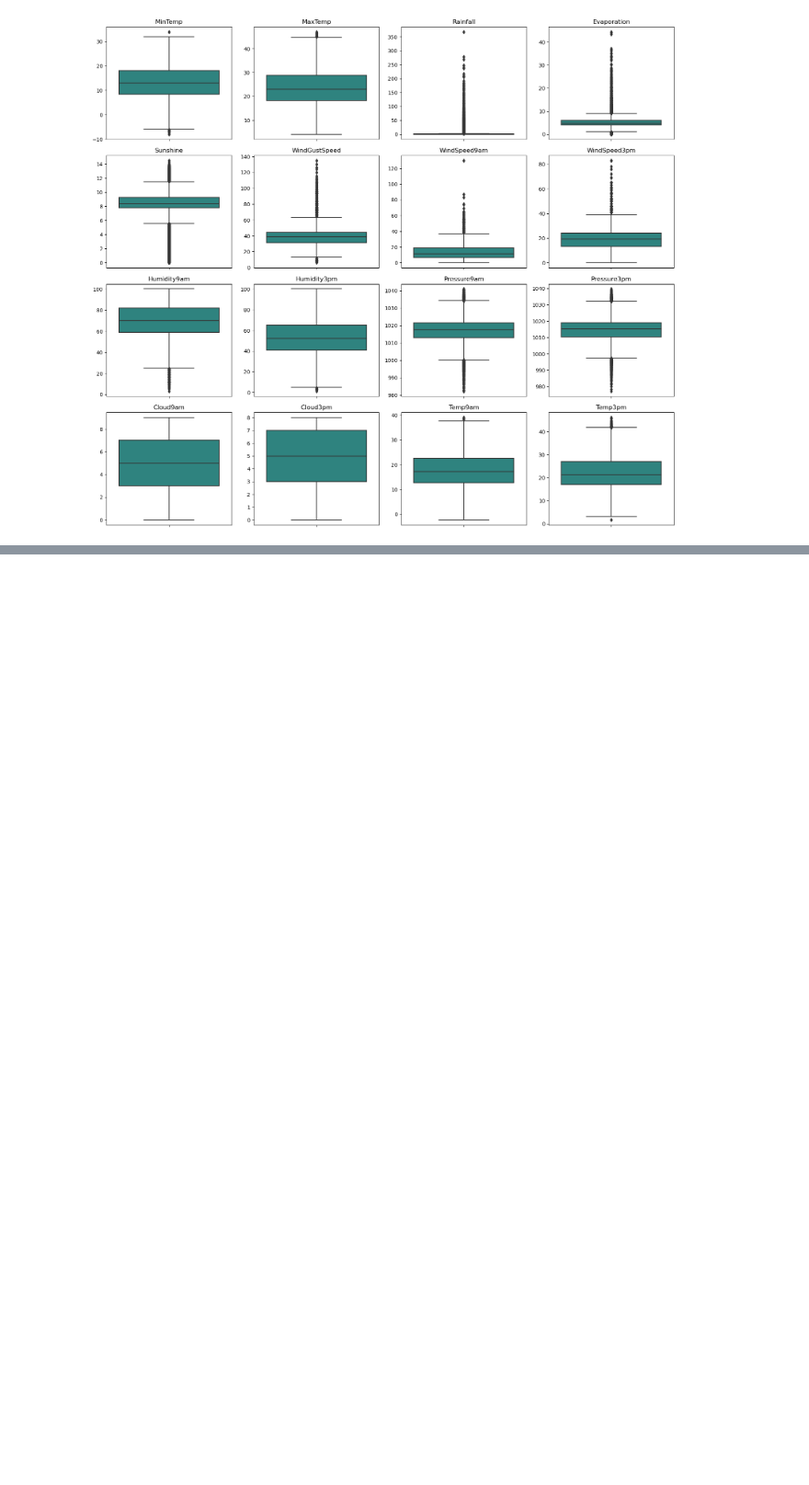
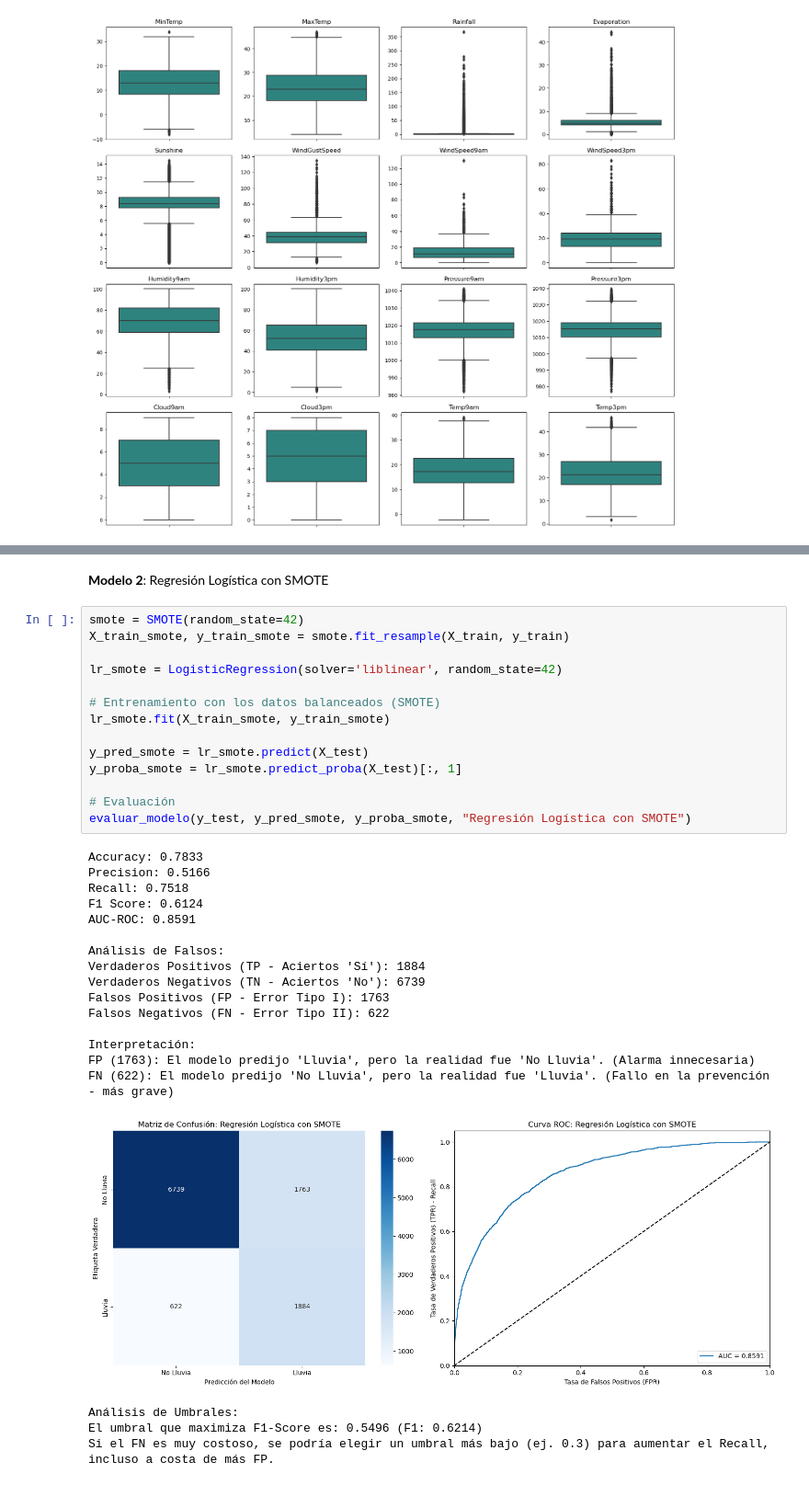
Before and after one commit to CaroRuiz92/AA1-TUIA-Ruiz-Quispe, a Jupyter notebook: TP-clasificacion-AA1.ipynb, the cells around one changed output, grey strips where cells are left out. Shown at 92% size. Cells and saved outputs as stored; diff of their text form; blank space fills up the shorter version.

```diff
--- a/TP-clasificacion-AA1.ipynb
+++ b/TP-clasificacion-AA1.ipynb
@@ -378,0 +595,36 @@ plt.show()
+# %% [markdown]
+**Modelo 2**: Regresión Logística con SMOTE
+# %%
+smote = SMOTE(random_state=42)
+X_train_smote, y_train_smote = smote.fit_resample(X_train, y_train)
+
+lr_smote = LogisticRegression(solver='liblinear', random_state=42)
+
+# Entrenamiento con los datos balanceados (SMOTE)
+lr_smote.fit(X_train_smote, y_train_smote)
+
+y_pred_smote = lr_smote.predict(X_test)
+y_proba_smote = lr_smote.predict_proba(X_test)[:, 1]
+
+# Evaluación
+evaluar_modelo(y_test, y_pred_smote, y_proba_smote, "Regresión Logística con SMOTE")
+# %% [output]
+Accuracy: 0.7833
+Precision: 0.5166
+Recall: 0.7518
+F1 Score: 0.6124
+AUC-ROC: 0.8591
+
+Análisis de Falsos:
+Verdaderos Positivos (TP - Aciertos 'Sí'): 1884
+Verdaderos Negativos (TN - Aciertos 'No'): 6739
+Falsos Positivos (FP - Error Tipo I): 1763
+Falsos Negativos (FN - Error Tipo II): 622
+
+Interpretación:
+FP (1763): El modelo predijo 'Lluvia', pero la realidad fue 'No Lluvia'. (Alarma innecesaria)
+FN (622): El modelo predijo 'No Lluvia', pero la realidad fue 'Lluvia'. (Fallo en la prevención - más grave)
+[figure, added]
+Análisis de Umbrales:
+El umbral que maximiza F1-Score es: 0.5496 (F1: 0.6214)
+Si el FN es muy costoso, se podría elegir un umbral más bajo (ej. 0.3) para aumentar el Recall, incluso a costa de más FP.
```
Also changed, not shown: parts of 30 cells of this notebook.
